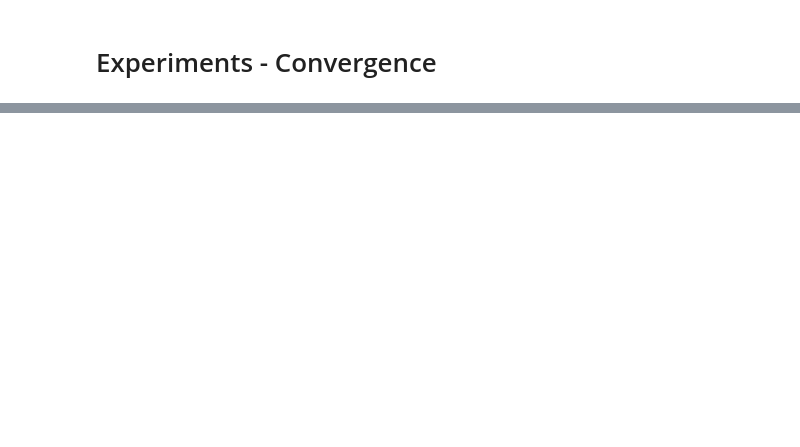
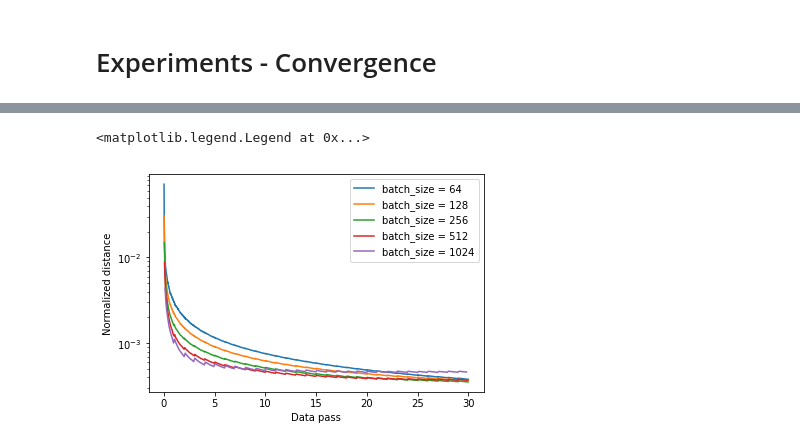
Before and after one commit to xueyinglu/GradDiversity, a Jupyter notebook: Logistic-cifar10.ipynb, the cells around one changed output, grey strips where cells are left out. Cells and saved outputs as stored; diff of their text form; code cells hidden in the pictures; blank space fills up the shorter version.

Commit message:
Stability experiments for logistic regression with CIFAR-10

```diff
--- a/Logistic-cifar10.ipynb
+++ b/Logistic-cifar10.ipynb
@@ -266,0 +268,3 @@ plt.savefig('data_replication_logistic.png', format='png', dpi=1000)
+# %%
+X_train_1=np.append(X_train[:,-2].reshape(3073,1),X_train[:,0:9792],1)
+y_train_1=np.append(y_train[-2],y_train[0:9792])
@@ -266,0 +275,3 @@ plt.savefig('data_replication_logistic.png', format='png', dpi=1000)
+# %%
+X_train_2=np.append(X_train[:,-1].reshape(3073,1),X_train[:,0:9792],1)
+y_train_2=np.append(y_train[-1],y_train[0:9792])
@@ -266,0 +282,20 @@ plt.savefig('data_replication_logistic.png', format='png', dpi=1000)
+# %%
+from numpy import linalg as la
+dist_mtx=[]
+for batch_size in [64,128,256,512,1024]:
+    num_iters = int(9793*30/batch_size)
+    dist=[]
+    print("batch_size={}".format(batch_size))
+    print("num_iters={}".format(num_iters))
+    logistic1 = Logistic()
+    losses1,weight1 = logistic1.train(X_train_1, y_train_1, method='sgd', batch_size=batch_size, learning_rate=1e-6,
+              reg = 0, num_iters=num_iters, verbose=True, vectorized=True, shuffle =False)
+    logistic2 = Logistic()
+    losses2,weight2 = logistic2.train(X_train_2, y_train_2, method='sgd', batch_size=batch_size, learning_rate=1e-6,
+              reg = 0, num_iters=num_iters, verbose=True, vectorized=True, shuffle =False)
+    for i in range(len(weight1)):
+        #print("weight 1 norm={}".format(la.norm(weight1[i])))
+        #print("weight 2 norm={}".format(la.norm(weight2[i])))
+        #print("weight 1 - weight 2 norm={}".format(la.norm(weight1[i]-weight2[i])))
+        dist.append(np.sqrt((la.norm(weight1[i]-weight2[i]))**2/(la.norm(weight1[i])**2+la.norm(weight2[i])**2)))
+    dist_mtx.append(dist)
@@ -266,0 +337,14 @@ plt.savefig('data_replication_logistic.png', format='png', dpi=1000)
+# %%
+plt.clf()
+plt.semilogy(np.arange(len(dist_mtx[0]))*64/9793,dist_mtx[0],label='batch_size = 64')
+plt.semilogy(np.arange(len(dist_mtx[1]))*128/9793,dist_mtx[1],label='batch_size = 128')
+plt.semilogy(np.arange(len(dist_mtx[2]))*256/9793,dist_mtx[2],label='batch_size = 256')
+plt.semilogy(np.arange(len(dist_mtx[3]))*512/9793,dist_mtx[3],label='batch_size = 512')
+plt.semilogy(np.arange(len(dist_mtx[4]))*1024/9793,dist_mtx[4],label='batch_size = 1024')
+plt.xlabel('Data pass')
+plt.ylabel('Normalized distance')
+plt.legend()
+plt.savefig('stability_logistic.png', format='png', dpi=1000)
+# %% [output]
+<matplotlib.legend.Legend at 0x...>
+[figure, added]
```
Also changed, not shown: parts of 13 cells of this notebook.
